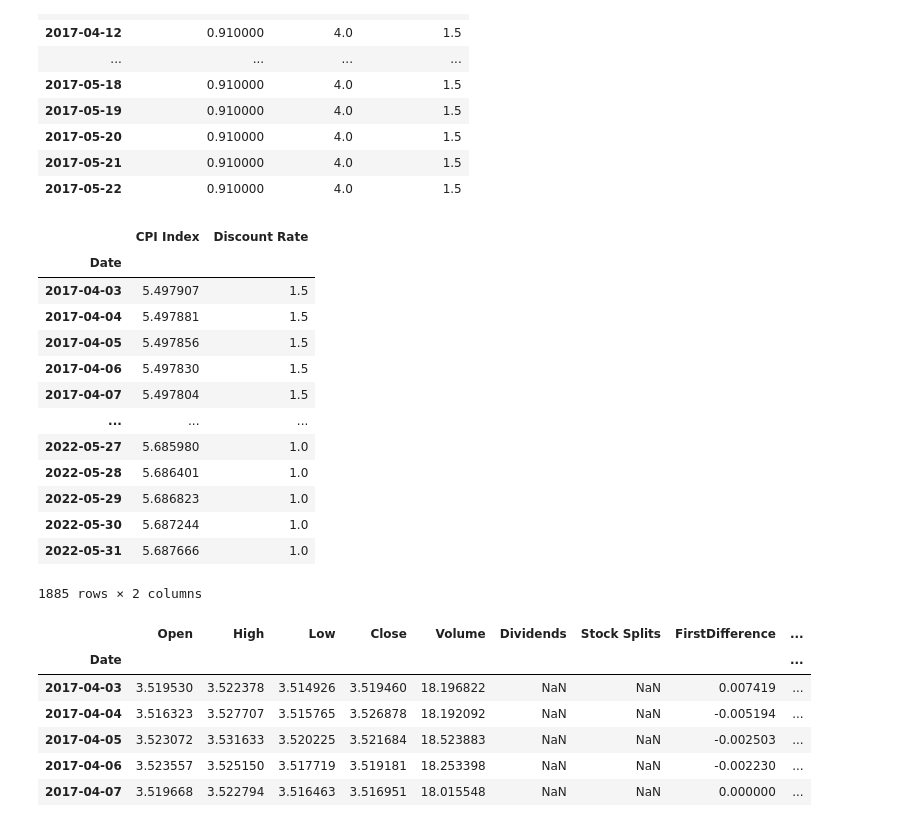
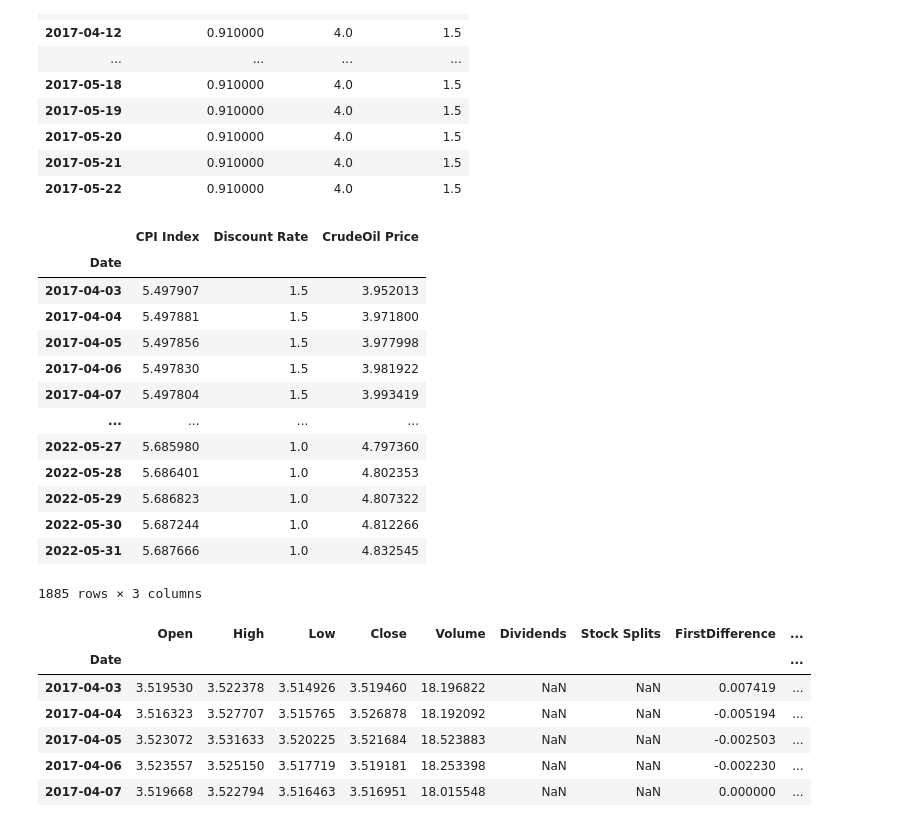
Before and after one commit to X99S5/Stock_Prediction_Model, a Jupyter notebook: Assignment.ipynb, the cells around one changed output. Cells and saved outputs as stored; diff of their text form; code cells hidden in the pictures.

```diff
--- a/Assignment.ipynb
+++ b/Assignment.ipynb
@@ -100,0 +66,9 @@ plt.plot(conPiData)
+# %%
+# retrieving stored crude oil data
+OilData = pd.read_csv('src/USA_BrentCrudeOil.csv')
+OilData = OilData.reset_index(drop=True)
+OilData = OilData.set_index('Date')
+
+OilData.index = pd.to_datetime(OilData.index)
+OilData = OilData.astype({'CrudeOil Price': 'float'})
+OilData
@@ -100,0 +90,8 @@ plt.plot(conPiData)
+# %%
+#resampling data and interpolating missing values for crude oil data
+OilData = pd.DataFrame(OilData.resample('1d').sum())
+
+OilData[OilData == 0] = None
+OilData = OilData.interpolate(method='time')
+OilData = pd.DataFrame(OilData['2017-04-03':'2022-05-31'])
+OilData
@@ -187,23 +251,24 @@ discountRate[0:50]
 | 2017-05-22 | 0.910000 | 4.0 | 1.5 |
 # %%
 # merge all exogenous variables####################
-exogenousdf = pd.concat([np.log(conPiData),discountRate[['Discount Rate']]],axis=1)
+exogenousdf = pd.concat([np.log(conPiData),discountRate[['Discount Rate']]], axis=1)
+exogenousdf['CrudeOil Price'] = np.log(OilData['CrudeOil Price'])
 exogenousdf
 # %% [output]
-|  | CPI Index | Discount Rate |
-| Date |  |  |
-| 2017-04-03 | 5.497907 | 1.5 |
-| 2017-04-04 | 5.497881 | 1.5 |
-| 2017-04-05 | 5.497856 | 1.5 |
-| 2017-04-06 | 5.497830 | 1.5 |
-| 2017-04-07 | 5.497804 | 1.5 |
-| ... | ... | ... |
-| 2022-05-27 | 5.685980 | 1.0 |
-| 2022-05-28 | 5.686401 | 1.0 |
-| 2022-05-29 | 5.686823 | 1.0 |
-| 2022-05-30 | 5.687244 | 1.0 |
-| 2022-05-31 | 5.687666 | 1.0 |
+|  | CPI Index | Discount Rate | CrudeOil Price |
+| Date |  |  |  |
+| 2017-04-03 | 5.497907 | 1.5 | 3.952013 |
+| 2017-04-04 | 5.497881 | 1.5 | 3.971800 |
+| 2017-04-05 | 5.497856 | 1.5 | 3.977998 |
+| 2017-04-06 | 5.497830 | 1.5 | 3.981922 |
+| 2017-04-07 | 5.497804 | 1.5 | 3.993419 |
+| ... | ... | ... | ... |
+| 2022-05-27 | 5.685980 | 1.0 | 4.797360 |
+| 2022-05-28 | 5.686401 | 1.0 | 4.802353 |
+| 2022-05-29 | 5.686823 | 1.0 | 4.807322 |
+| 2022-05-30 | 5.687244 | 1.0 | 4.812266 |
+| 2022-05-31 | 5.687666 | 1.0 | 4.832545 |
-1885 rows × 2 columns
+1885 rows × 3 columns
 # %%
 tickerDfResample = pd.DataFrame(tickerDf.resample('1d').sum())
 tickerDfResample[tickerDfResample == 0] = None
```
Also changed, not shown: parts of 19 cells of this notebook.
